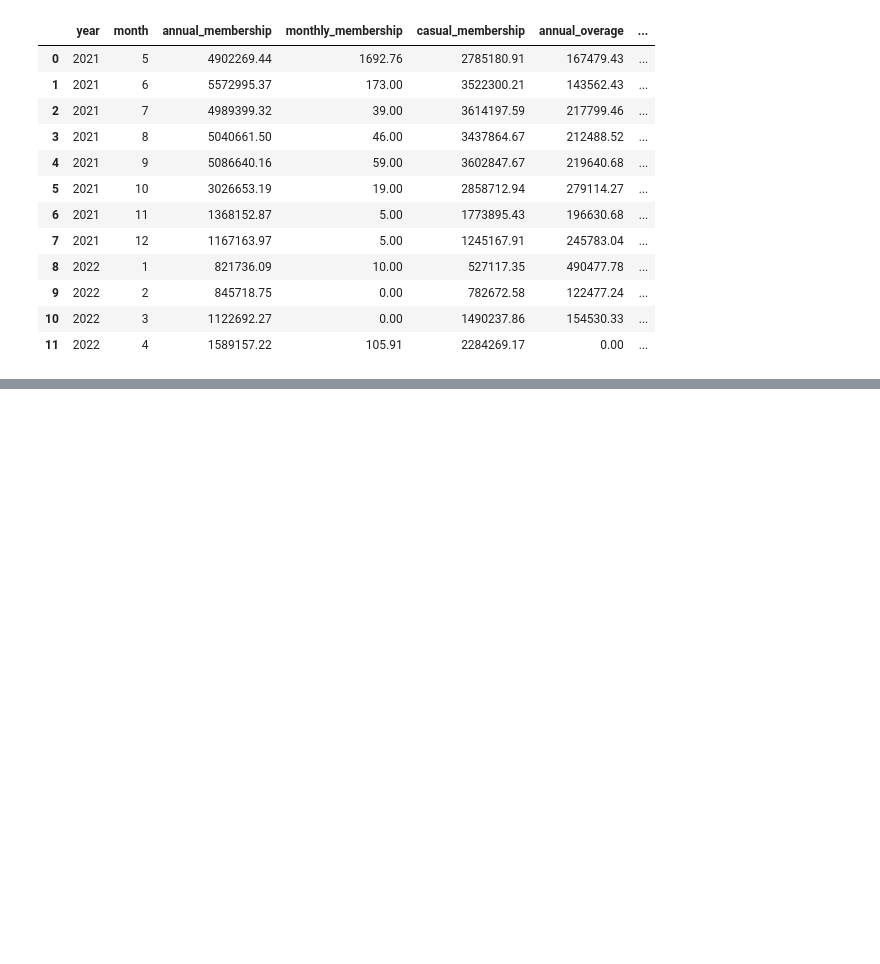
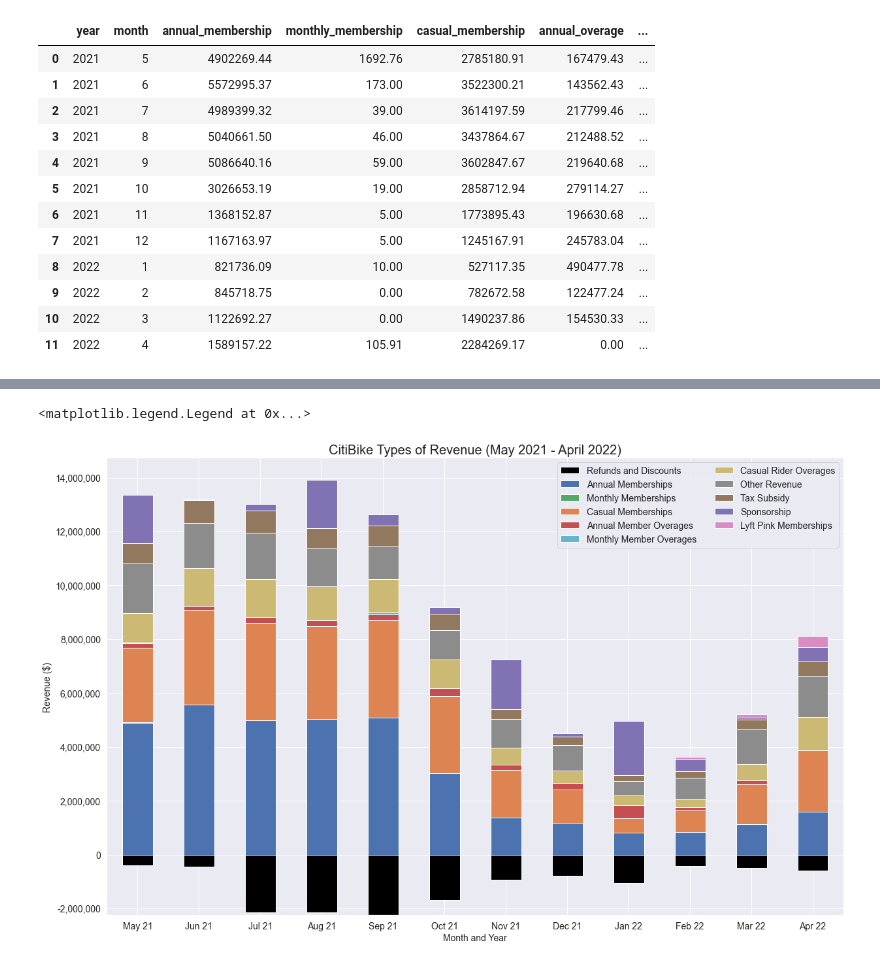
Before and after one commit to jchatterjee/nycdsa_capstone, a Jupyter notebook: CB_Econ_Data_Analysis.ipynb, the cells around one changed output, grey strips where cells are left out. Saved outputs shown, nothing was run; the diff lists cells and outputs as text; code cells hidden in the pictures; blank space fills up the shorter version.

```diff
--- a/CB_Econ_Data_Analysis.ipynb
+++ b/CB_Econ_Data_Analysis.ipynb
@@ -352,0 +232,37 @@ plt.show()
+# %%
+# Setting seaborn style
+sns.set_theme()
+
+# Create DataFrame
+df = pd.DataFrame({'Refunds and Discounts': CB_Revenue.refunds_and_discounts.tolist(),
+                   'Annual Memberships': CB_Revenue.annual_membership.tolist(),
+                   'Monthly Memberships': CB_Revenue.monthly_membership.tolist(),
+                   'Casual Memberships': CB_Revenue.casual_membership.tolist(),
+                   'Annual Member Overages': CB_Revenue.annual_overage.tolist(),
+                   'Monthly Member Overages': CB_Revenue.monthly_overage.tolist(),
+                   'Casual Rider Overages': CB_Revenue.casual_overage.tolist(),
+                   'Other Revenue': CB_Revenue.other_revenue.tolist(),
+                   'Tax Subsidy': CB_Revenue.tax.tolist(),
+                   'Sponsorship': CB_Revenue.sponsorship.tolist(),
+                   'Lyft Pink Memberships': CB_Revenue.lyft_pink.tolist()},
+                  index=['May 21','Jun 21','Jul 21','Aug 21','Sep 21','Oct 21',
+                         'Nov 21','Dec 21','Jan 22','Feb 22','Mar 22','Apr 22'])
+
+# Create stacked bar chart for monthly temperatures
+df.plot(kind='bar', stacked=True, figsize=(18,12),
+        color=['black','#4c72b0','#55a868','#dd8452','#c44e52','#64b5cd',
+               '#ccb974','#8c8c8c','#937860','#8172b3','#da8bc3'],
+        fontsize=14)
+
+# Labels for x & y axis
+plt.xlabel('Month and Year', fontsize=14)
+plt.xticks(rotation = 0)
+plt.ylabel('Revenue ($)', fontsize=14)
+plt.gca().yaxis.set_major_formatter(plt.matplotlib.ticker.StrMethodFormatter('{x:,.0f}'))
+
+# Title of plot
+plt.title('CitiBike Types of Revenue (May 2021 - April 2022)', fontsize=20)
+plt.legend(fontsize=14, ncol=2)
+# %% [output]
+<matplotlib.legend.Legend at 0x...>
+[figure, added]
```
Also changed, not shown: parts of 6 cells of this notebook.
